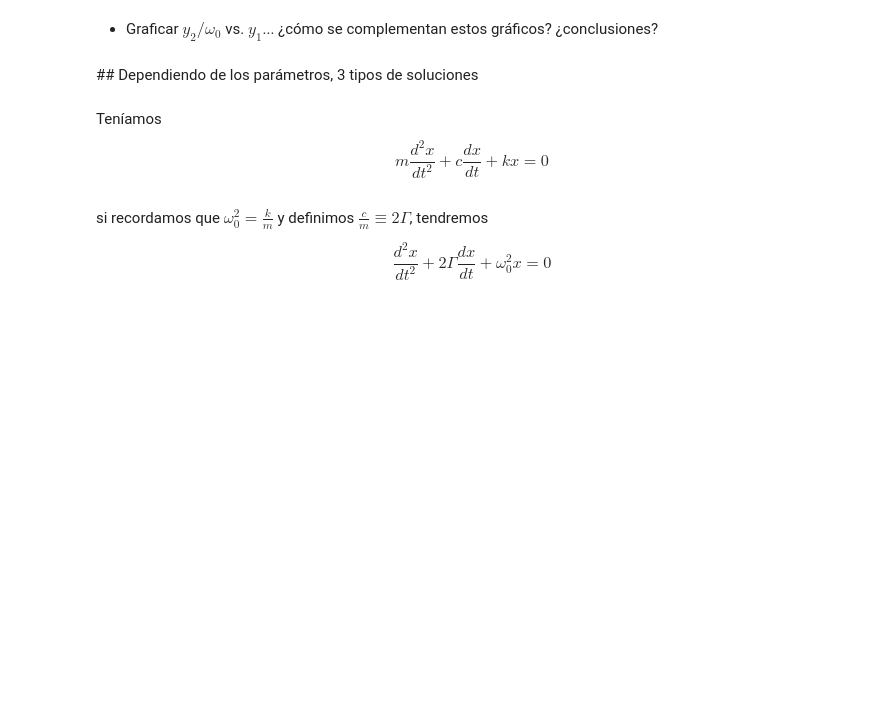
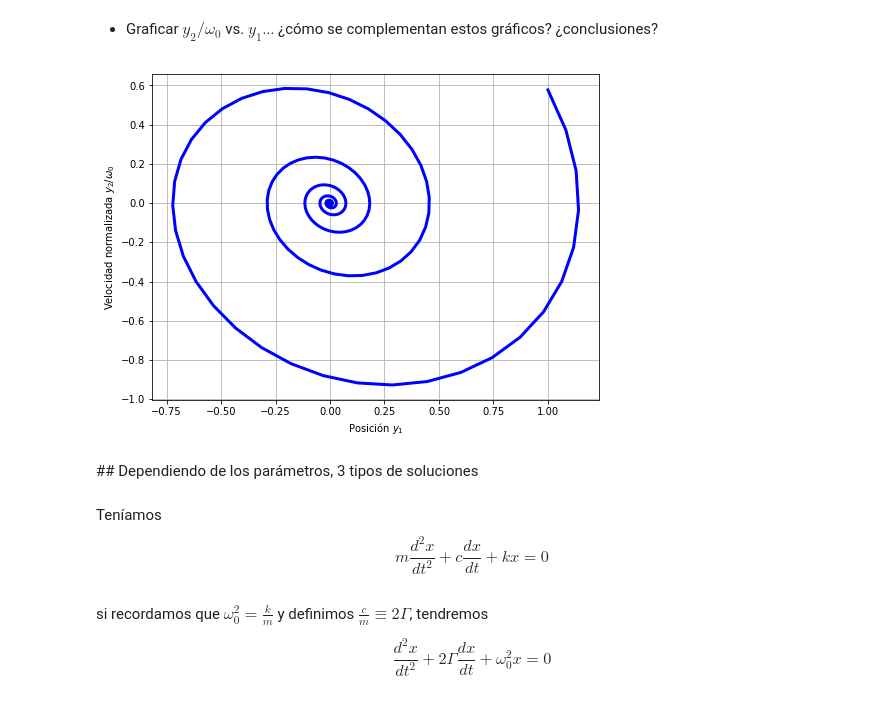
Before and after one commit to lilianaavila/SimMat2018-2, a Jupyter notebook: Modulo2/Clase13_OsciladorAmortiguado.ipynb, the cells around one changed output. Cells and saved outputs as stored; diff of their text form; code cells hidden in the pictures; blank space fills up the shorter version.

```diff
--- a/Modulo2/Clase13_OsciladorAmortiguado.ipynb
+++ b/Modulo2/Clase13_OsciladorAmortiguado.ipynb
@@ -88,3 +126,15 @@ k, m, B = 3, 1, 0.5
+# %%
+# Gráfica
+omega0=(k/m)**0.5
+
+plt.figure(figsize=(8,6))
+plt.plot(y1, y2/omega0, 'b', lw=3)
+plt.xlabel("Posición $y_1$")
+plt.ylabel("Velocidad normalizada $y_2/\omega_0$")
+plt.grid()
+plt.show()
+# %% [output]
+[figure, added]
 # %% [markdown]
 ## Dependiendo de los parámetros, 3 tipos de soluciones
 # %% [markdown]
```
Also changed, not shown: parts of 27 cells of this notebook.
